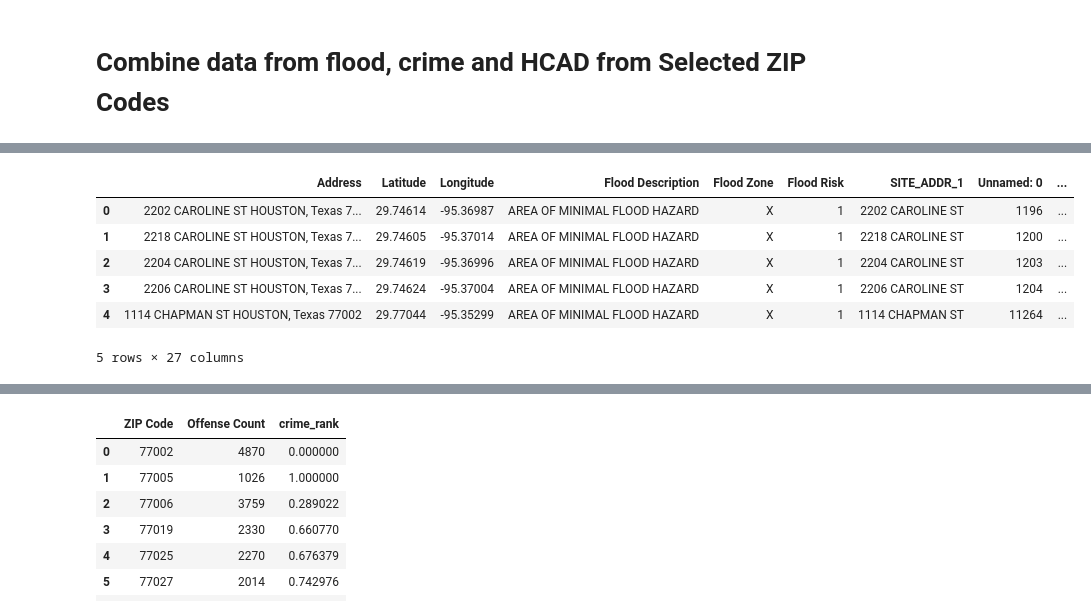
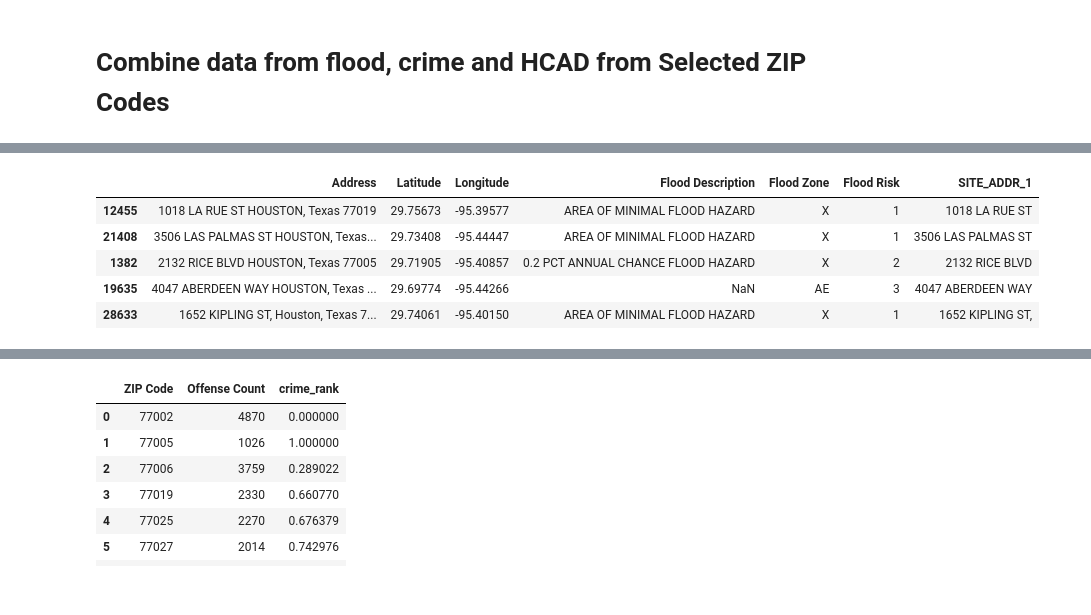
Before and after one commit to adrianaovalle/Project1_Group2, a Jupyter notebook: Combine_Flood_Crime_HCAD.ipynb, the cells around one changed output, grey strips where cells are left out. Saved outputs shown, nothing was run; the diff lists cells and outputs as text; code cells hidden in the pictures.

```diff
--- a/Combine_Flood_Crime_HCAD.ipynb
+++ b/Combine_Flood_Crime_HCAD.ipynb
@@ -19,9 +19,13 @@ for z in ZIP:
     file=f'Output/flood_data_{z}.csv'
     df=pd.read_csv(file)
     flood_all_zips_df=flood_all_zips_df.append(df)
+for x in range(0,9):
+    file=f'Output/flood_data_batch{x}.csv'
+    df=pd.read_csv(file)
+    flood_all_zips_df=flood_all_zips_df.append(df)
 
 del flood_all_zips_df['Unnamed: 0']
 flood_all_zips_df=flood_all_zips_df.reset_index(drop=True)
-flood_all_zips_df.head()
+flood_all_zips_df.sample(5)
 # %% [output]
 |  | Address | Latitude | Longitude | Flood Description | Flood Zone |
@@ -51,24 +86,15 @@ flood_all_zips_df.head()
 # %%
 #Merge Flood and HCAD DataFrames to get Account Number, Neighborhood code and group and rest of parameters
 
 #Generate a colum that has SITE_ADDR_1
-address_split=flood_all_zips_df['Address'].str.split(' ').tolist()
+address_split=flood_all_zips_df['Address'].str.rsplit(' ',3).tolist()
 address_split=pd.DataFrame(address_split)
-address_split['SITE_ADDR_1']=address_split[0]+ ' '+address_split[1]+' '+address_split[2]
-address_split.head()
-flood_all_zips_df['SITE_ADDR_1']=address_split['SITE_ADDR_1']
-
-#Merge Flood data to HCAD by SITE_ADDR_1
-HCAD_df=pd.read_csv('Resources/2019_single_fam_values.csv')
-flood_all_zips_df=pd.merge(flood_all_zips_df,HCAD_df,on='SITE_ADDR_1')
-
-flood_all_zips_df.to_csv('Output/flood_all_zips.csv')
-flood_all_zips_df.head()
+flood_all_zips_df['SITE_ADDR_1']= address_split[0]
+flood_all_zips_df.sample(5)
 # %% [output]
-|  | Address | Latitude | Longitude | Flood Description | Flood Zone | Flood Risk | SITE_ADDR_1 | Unnamed: 0 | ... |
-| 0 | 2202 CAROLINE ST HOUSTON, Texas 7... | 29.74614 | -95.36987 | AREA OF MINIMAL FLOOD HAZARD | X | 1 | 2202 CAROLINE ST | 1196 | ... |
-| 1 | 2218 CAROLINE ST HOUSTON, Texas 7... | 29.74605 | -95.37014 | AREA OF MINIMAL FLOOD HAZARD | X | 1 | 2218 CAROLINE ST | 1200 | ... |
-| 2 | 2204 CAROLINE ST HOUSTON, Texas 7... | 29.74619 | -95.36996 | AREA OF MINIMAL FLOOD HAZARD | X | 1 | 2204 CAROLINE ST | 1203 | ... |
-| 3 | 2206 CAROLINE ST HOUSTON, Texas 7... | 29.74624 | -95.37004 | AREA OF MINIMAL FLOOD HAZARD | X | 1 | 2206 CAROLINE ST | 1204 | ... |
-| 4 | 1114 CHAPMAN ST HOUSTON, Texas 77002 | 29.77044 | -95.35299 | AREA OF MINIMAL FLOOD HAZARD | X | 1 | 1114 CHAPMAN ST | 11264 | ... |
+|  | Address | Latitude | Longitude | Flood Description | Flood Zone | Flood Risk | SITE_ADDR_1 |
+| 12455 | 1018 LA RUE ST HOUSTON, Texas 77019 | 29.75673 | -95.39577 | AREA OF MINIMAL FLOOD HAZARD | X | 1 | 1018 LA RUE ST |
+| 21408 | 3506 LAS PALMAS ST HOUSTON, Texas... | 29.73408 | -95.44447 | AREA OF MINIMAL FLOOD HAZARD | X | 1 | 3506 LAS PALMAS ST |
+| 1382 | 2132 RICE BLVD HOUSTON, Texas 77005 | 29.71905 | -95.40857 | 0.2 PCT ANNUAL CHANCE FLOOD HAZARD | X | 2 | 2132 RICE BLVD |
+| 19635 | 4047 ABERDEEN WAY HOUSTON, Texas ... | 29.69774 | -95.44266 | NaN | AE | 3 | 4047 ABERDEEN WAY |
+| 28633 | 1652 KIPLING ST, Houston, Texas 7... | 29.74061 | -95.40150 | AREA OF MINIMAL FLOOD HAZARD | X | 1 | 1652 KIPLING ST, |
-5 rows × 27 columns
```
Also changed, not shown: parts of 15 cells of this notebook, 33 other files.
